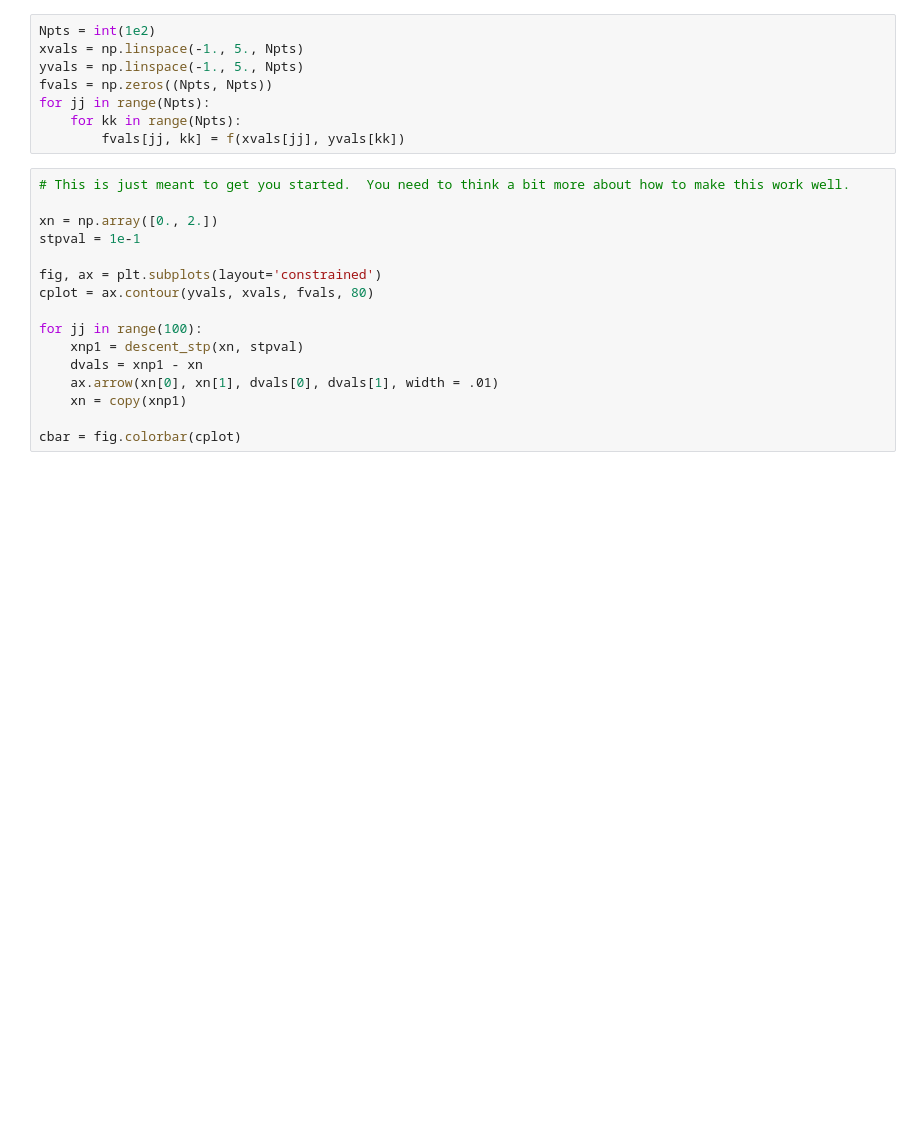
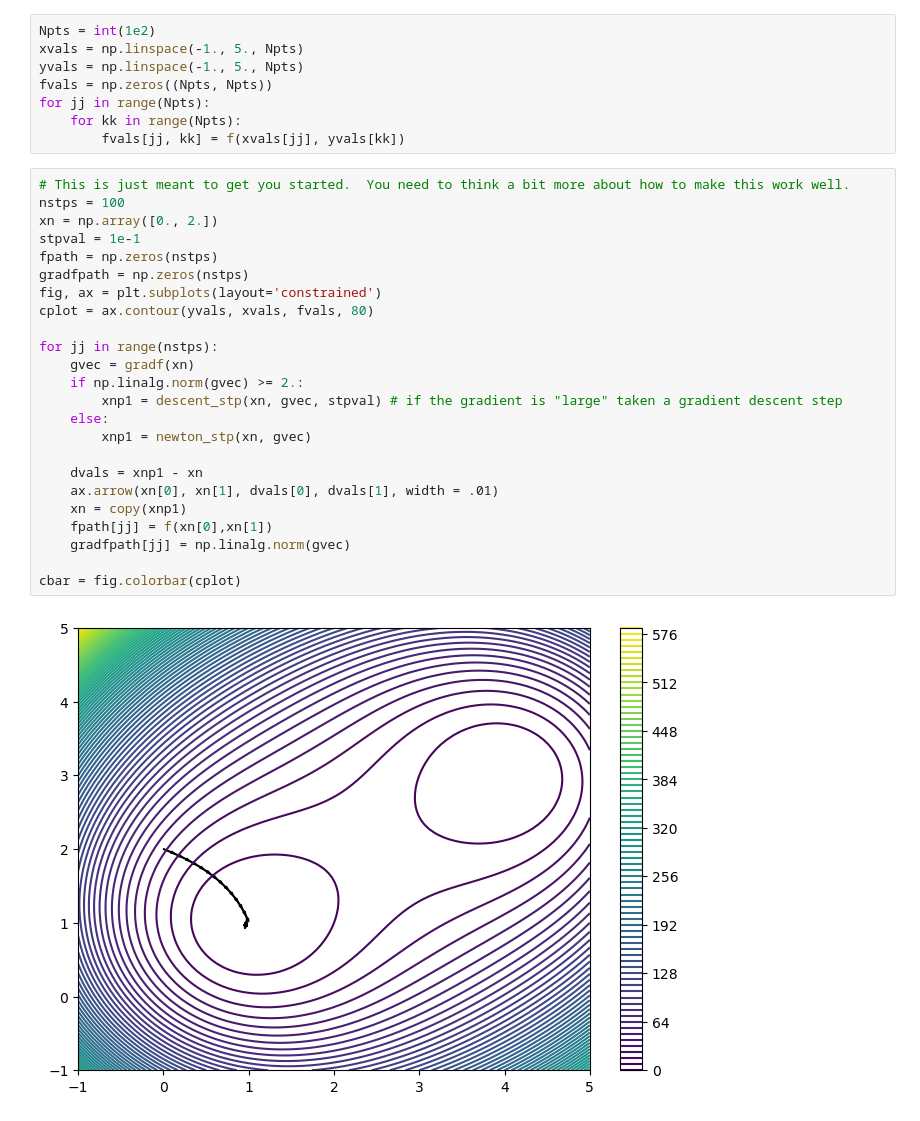
Before and after one commit to cwcurtis/MATH-596-Mathematical-Data-Science, a Jupyter notebook: Assignments/Homework_Six.ipynb, the cells around one changed output. Cells and saved outputs as stored; diff of their text form; blank space fills up the shorter version.

```diff
--- a/Assignments/Homework_Six.ipynb
+++ b/Assignments/Homework_Six.ipynb
@@ -150,17 +170,27 @@ for jj in range(Npts):
         fvals[jj, kk] = f(xvals[jj], yvals[kk])
 # %%
 # This is just meant to get you started.  You need to think a bit more about how to make this work well.
-
+nstps = 100
 xn = np.array([0., 2.])
 stpval = 1e-1
-
+fpath = np.zeros(nstps)
+gradfpath = np.zeros(nstps)
 fig, ax = plt.subplots(layout='constrained')
 cplot = ax.contour(yvals, xvals, fvals, 80)
 
-for jj in range(100):
-    xnp1 = descent_stp(xn, stpval)
+for jj in range(nstps):
+    gvec = gradf(xn)
+    if np.linalg.norm(gvec) >= 2.:
+        xnp1 = descent_stp(xn, gvec, stpval) # if the gradient is "large" taken a gradient descent step
+    else:
+        xnp1 = newton_stp(xn, gvec)
+
     dvals = xnp1 - xn
     ax.arrow(xn[0], xn[1], dvals[0], dvals[1], width = .01)
     xn = copy(xnp1)
+    fpath[jj] = f(xn[0],xn[1])
+    gradfpath[jj] = np.linalg.norm(gvec)
 
 cbar = fig.colorbar(cplot)
+# %% [output]
+[figure, added]
```
Also changed, not shown: parts of 5 cells of this notebook, 1 other file.
